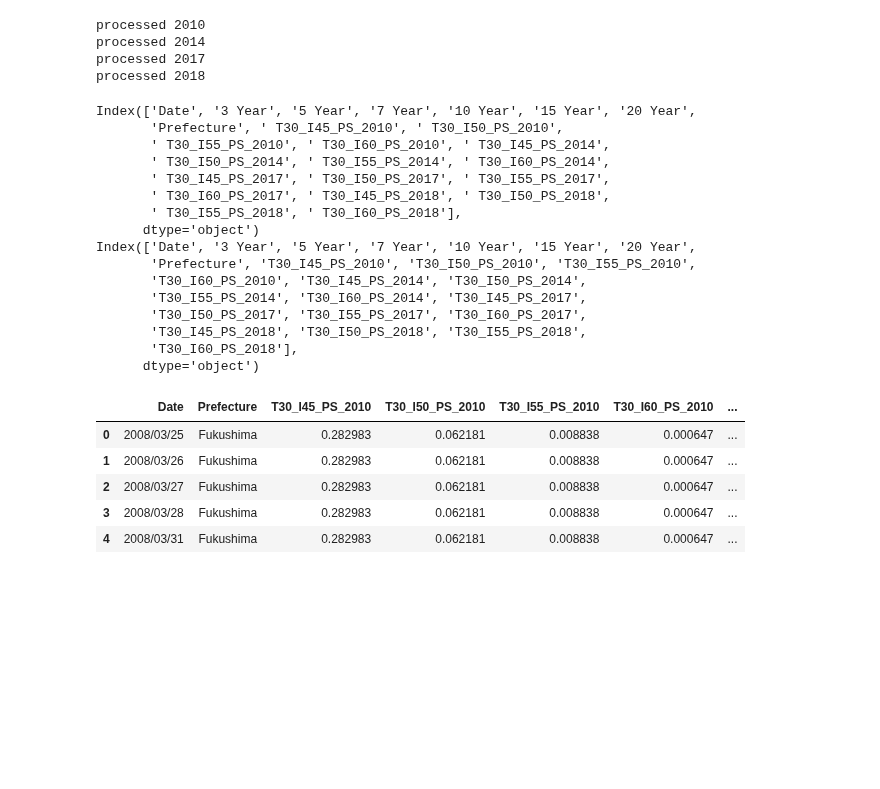
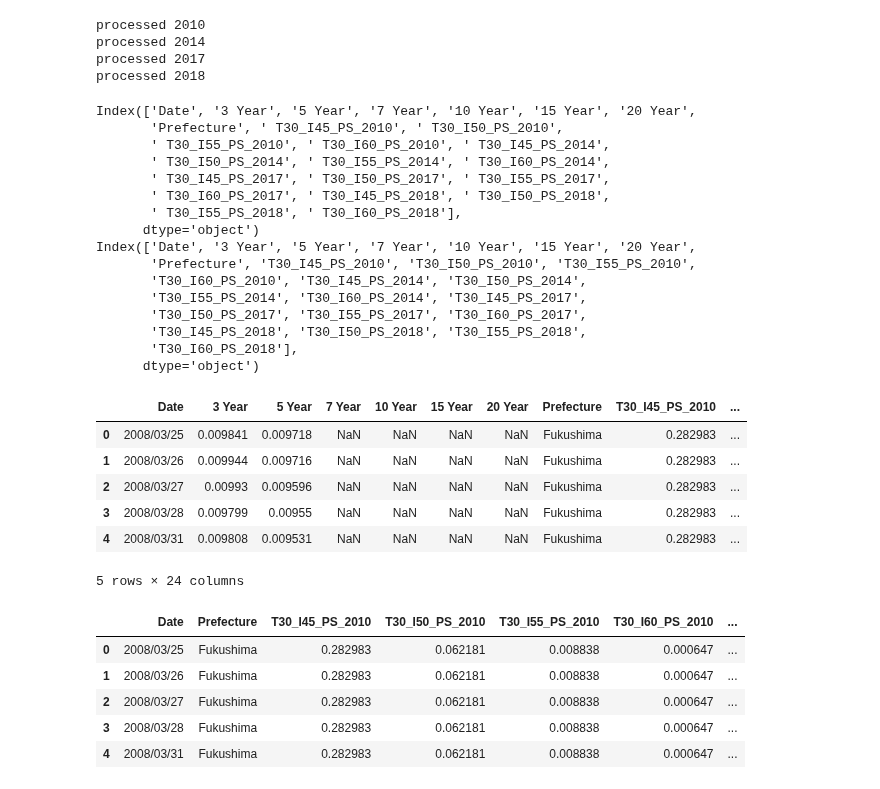
Before and after one commit to RussellzzZ/CausalInferenceDataScienceProject, a Jupyter notebook: data_project.ipynb, the cells around one changed output. Cells and saved outputs as stored; diff of their text form; code cells hidden in the pictures; blank space fills up the shorter version.

```diff
--- a/data_project.ipynb
+++ b/data_project.ipynb
@@ -381,24 +380,33 @@ for prefecture in prefecture_for_bond:
 # %%
 print(panel_data.columns)
 panel_data.columns = panel_data.columns.str.strip()
+# panel_data[['yyyy', 'MM', 'dd']] = panel_data['Date'].str.split('/', expand=True)
 print(panel_data.columns)
+panel_data.head()
 # %% [output]
 Index(['Date', '3 Year', '5 Year', '7 Year', '10 Year', '15 Year', '20 Year',
        'Prefecture', ' T30_I45_PS_2010', ' T30_I50_PS_2010',
        ' T30_I55_PS_2010', ' T30_I60_PS_2010', ' T30_I45_PS_2014',
        ' T30_I50_PS_2014', ' T30_I55_PS_2014', ' T30_I60_PS_2014',
        ' T30_I45_PS_2017', ' T30_I50_PS_2017', ' T30_I55_PS_2017',
        ' T30_I60_PS_2017', ' T30_I45_PS_2018', ' T30_I50_PS_2018',
        ' T30_I55_PS_2018', ' T30_I60_PS_2018'],
       dtype='object')
 Index(['Date', '3 Year', '5 Year', '7 Year', '10 Year', '15 Year', '20 Year',
        'Prefecture', 'T30_I45_PS_2010', 'T30_I50_PS_2010', 'T30_I55_PS_2010',
        'T30_I60_PS_2010', 'T30_I45_PS_2014', 'T30_I50_PS_2014',
        'T30_I55_PS_2014', 'T30_I60_PS_2014', 'T30_I45_PS_2017',
        'T30_I50_PS_2017', 'T30_I55_PS_2017', 'T30_I60_PS_2017',
        'T30_I45_PS_2018', 'T30_I50_PS_2018', 'T30_I55_PS_2018',
        'T30_I60_PS_2018'],
       dtype='object')
+|  | Date | 3 Year | 5 Year | 7 Year | 10 Year | 15 Year | 20 Year | Prefecture | T30_I45_PS_2010 | ... |
+| 0 | 2008/03/25 | 0.009841 | 0.009718 | NaN | NaN | NaN | NaN | Fukushima | 0.282983 | ... |
+| 1 | 2008/03/26 | 0.009944 | 0.009716 | NaN | NaN | NaN | NaN | Fukushima | 0.282983 | ... |
+| 2 | 2008/03/27 | 0.00993 | 0.009596 | NaN | NaN | NaN | NaN | Fukushima | 0.282983 | ... |
+| 3 | 2008/03/28 | 0.009799 | 0.00955 | NaN | NaN | NaN | NaN | Fukushima | 0.282983 | ... |
+| 4 | 2008/03/31 | 0.009808 | 0.009531 | NaN | NaN | NaN | NaN | Fukushima | 0.282983 | ... |
+5 rows × 24 columns
 # %%
 corrected_id_vars = ['Date', 'Prefecture', 'T30_I45_PS_2010', 'T30_I50_PS_2010', 'T30_I55_PS_2010',
        'T30_I60_PS_2010', 'T30_I45_PS_2014', 'T30_I50_PS_2014',
```
Also changed, not shown: parts of 11 cells of this notebook, 1 other file.
